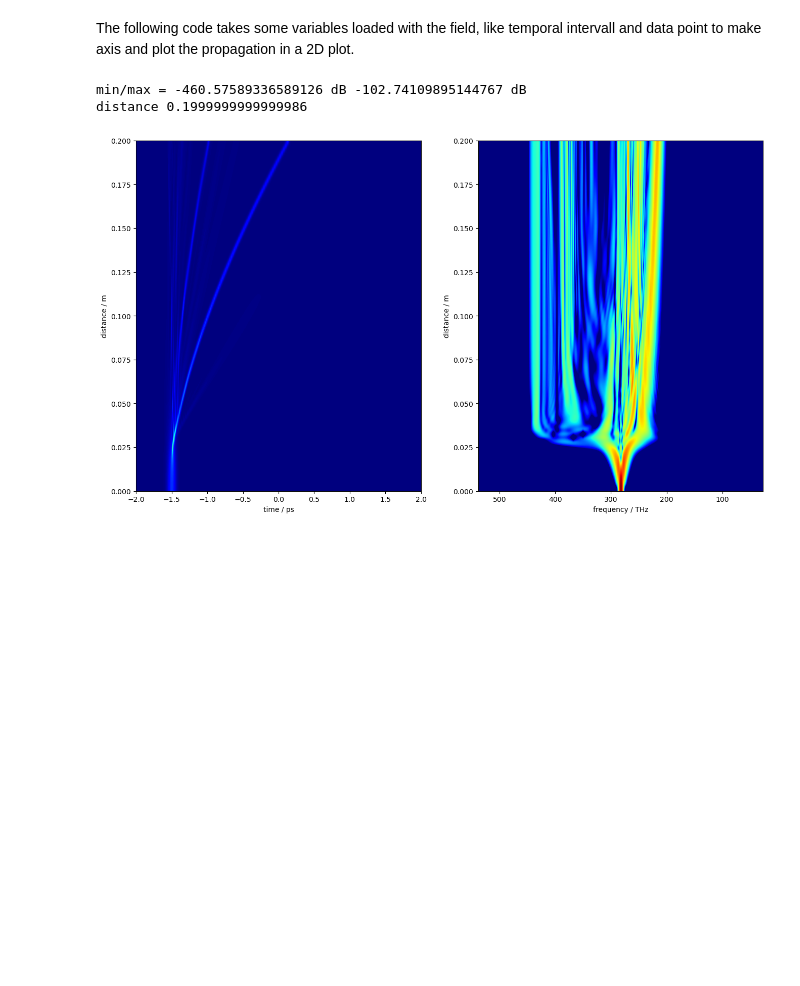
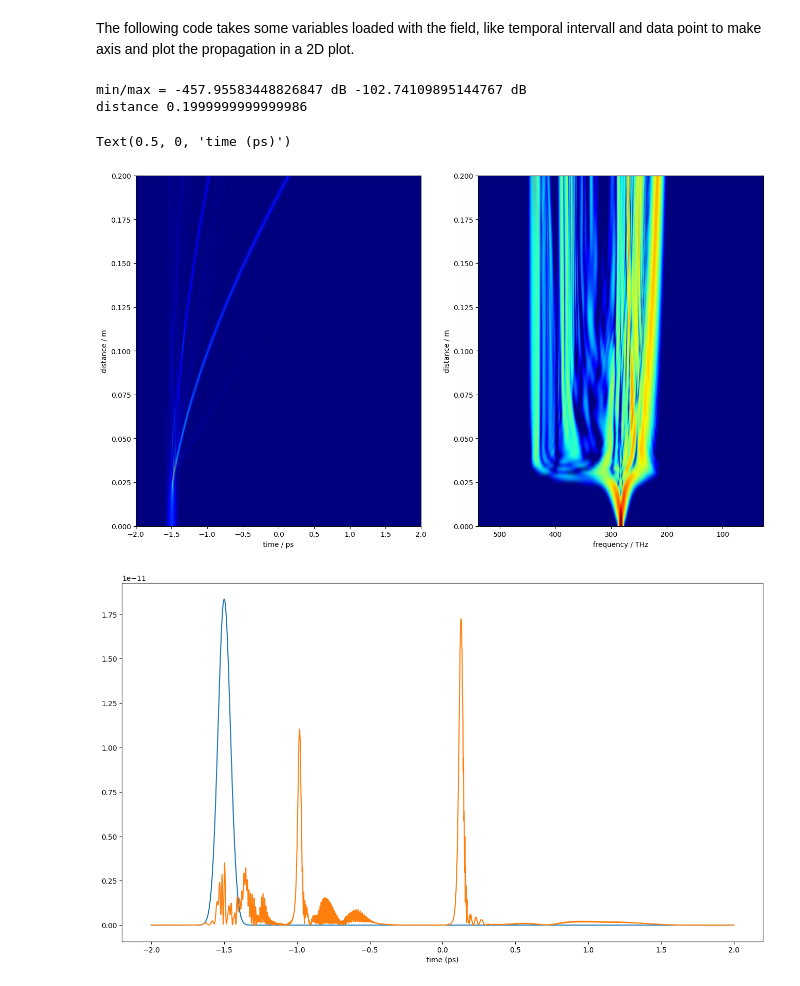
Before and after one commit to TomFD/fiberdesk-pytools, a Jupyter notebook: read new propagation files - bpfx.ipynb, the cells around one changed output. Cells and saved outputs as stored; diff of their text form; code cells hidden in the pictures; blank space fills up the shorter version.

Commit message:
added example for access to individual fields to new bpfx example

```diff
--- a/read new propagation files - bpfx.ipynb
+++ b/read new propagation files - bpfx.ipynb
@@ -119,33 +119,42 @@ print('min/max =',spec_min,'dB',spec_max,'dB')
 field_min = np.min(field)
 field_max = np.max(field)
 
 # extend of range in logarithmic spectral plot
 db_range = 30.0 # dB
 # extend of range in linear time plot
 lin_range = 1.0#0.2 # use only 20% of linear range, measured from min
 
 fig2 = plt.figure(figsize=(16, 9), dpi=100)
 ax2 = fig2.add_subplot(121)
 bx2 = fig2.add_subplot(122)
 print('distance',fd.distance)
 dist_label = 'distance / m'
 if (fd.distance == 0.0):
     fd.distance = data_time.shape[0]
     dist_label = 'roundtrip'
 # draw the field
 ax2.imshow(field,aspect='auto',interpolation='bicubic',cmap='jet',origin='lower',vmin=field_min,vmax=field_min+(field_max-field_min)*lin_range,extent=[t_min,t_max,0,fd.distance])
 
 ax2.set_xlabel('time / ps')
 ax2.set_ylabel(dist_label)
 
 # draw the spectrum
 bx2.imshow(spec,aspect='auto',interpolation='bicubic',cmap='jet',vmin=spec_max-db_range,vmax=spec_max,origin='lower',extent=[s_max,s_min,0,fd.distance])
 
 bx2.set_xlabel('frequency / THz')
 bx2.set_ylabel(dist_label)
 
-plt.show()
+# draw the first and last field
+fig2 = plt.figure(figsize=(16, 9), dpi=100)
+cx = fig2.add_subplot(111)
+
+x = np.linspace(t_min, t_max, fd.datapoints)
+plot_1 = cx.plot(x, field[0])
+plot_2 = cx.plot(x, field[fd.frames-1])
+cx.set_xlabel('time (ps)')
 # %% [output]
-min/max = -460.57589336589126 dB -102.74109895144767 dB
+min/max = -457.95583448826847 dB -102.74109895144767 dB
 distance 0.1999999999999986
+Text(0.5, 0, 'time (ps)')
-[figure, old version]
+[figure, new version]
+[figure, added]
```
Also changed, not shown: 1 other file.
